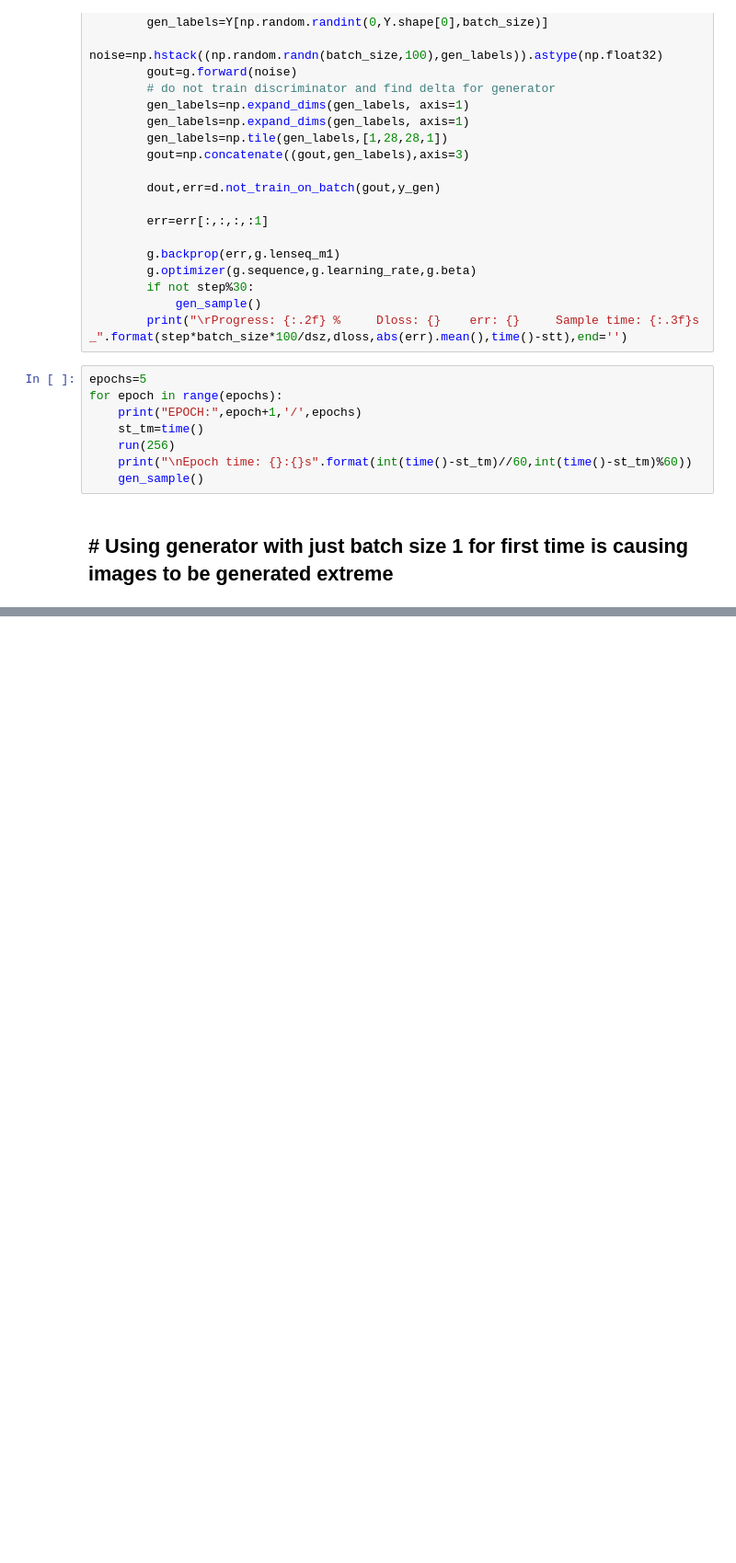
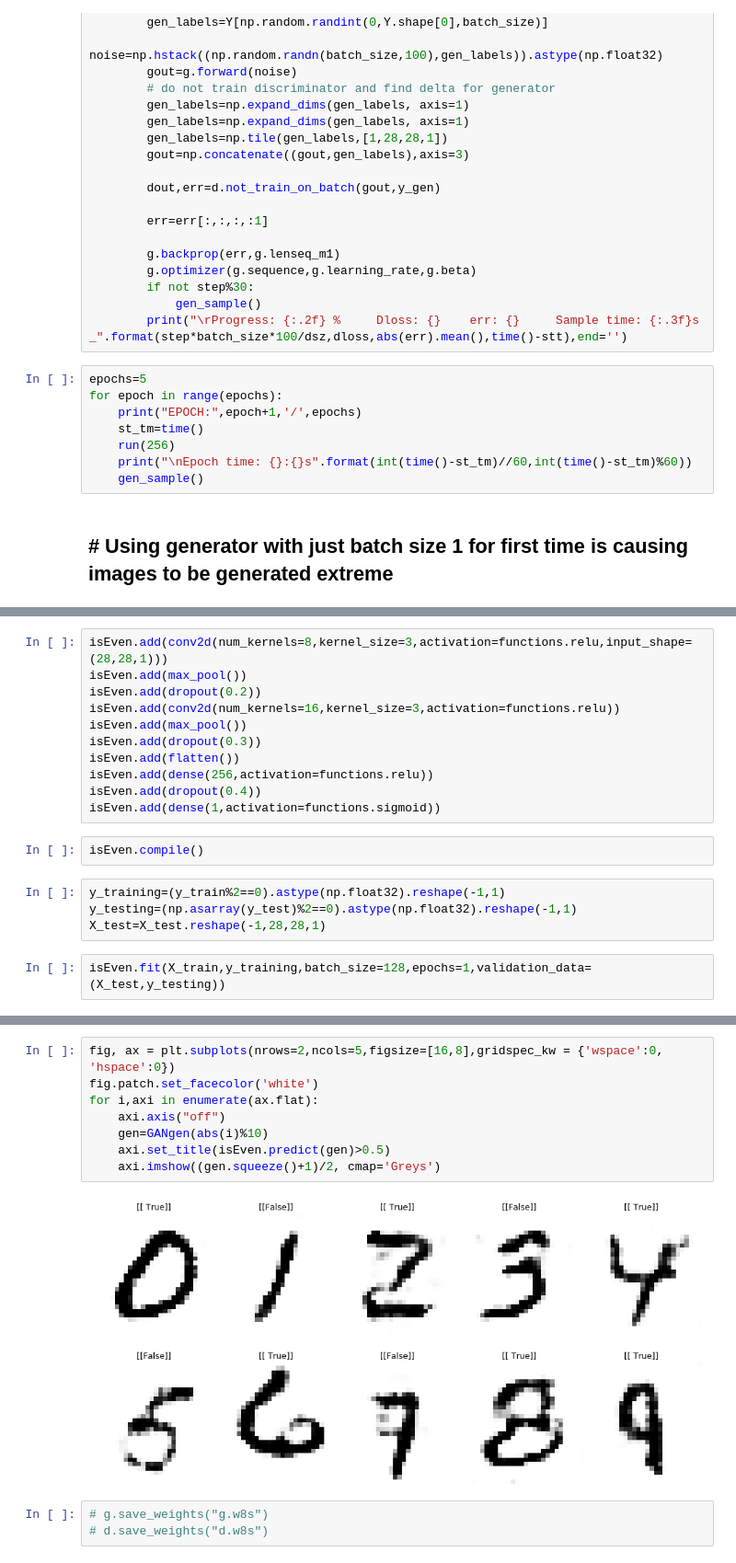
Before and after one commit to ShivamShrirao/GANs_from_scratch, a Jupyter notebook: C_DCGAN_mnist.ipynb, the cells around one changed output, grey strips where cells are left out. Shown at 92% size. Cells and saved outputs as stored; diff of their text form; blank space fills up the shorter version.

```diff
--- a/C_DCGAN_mnist.ipynb
+++ b/C_DCGAN_mnist.ipynb
@@ -201,0 +236,19 @@ for i,axi in enumerate(ax.flat):
+# %%
+isEven.add(conv2d(num_kernels=8,kernel_size=3,activation=functions.relu,input_shape=(28,28,1)))
+isEven.add(max_pool())
+isEven.add(dropout(0.2))
+isEven.add(conv2d(num_kernels=16,kernel_size=3,activation=functions.relu))
+isEven.add(max_pool())
+isEven.add(dropout(0.3))
+isEven.add(flatten())
+isEven.add(dense(256,activation=functions.relu))
+isEven.add(dropout(0.4))
+isEven.add(dense(1,activation=functions.sigmoid))
+# %%
+isEven.compile()
+# %%
+y_training=(y_train%2==0).astype(np.float32).reshape(-1,1)
+y_testing=(np.asarray(y_test)%2==0).astype(np.float32).reshape(-1,1)
+X_test=X_test.reshape(-1,28,28,1)
+# %%
+isEven.fit(X_train,y_training,batch_size=128,epochs=1,validation_data=(X_test,y_testing))
@@ -201,0 +320,13 @@ for i,axi in enumerate(ax.flat):
+# %%
+fig, ax = plt.subplots(nrows=2,ncols=5,figsize=[16,8],gridspec_kw = {'wspace':0, 'hspace':0})
+fig.patch.set_facecolor('white')
+for i,axi in enumerate(ax.flat):
+    axi.axis("off")
+    gen=GANgen(abs(i)%10)
+    axi.set_title(isEven.predict(gen)>0.5)
+    axi.imshow((gen.squeeze()+1)/2, cmap='Greys')
+# %% [output]
+[figure, added]
+# %%
+# g.save_weights("g.w8s")
+# d.save_weights("d.w8s")
```
Also changed, not shown: parts of 9 cells of this notebook.
